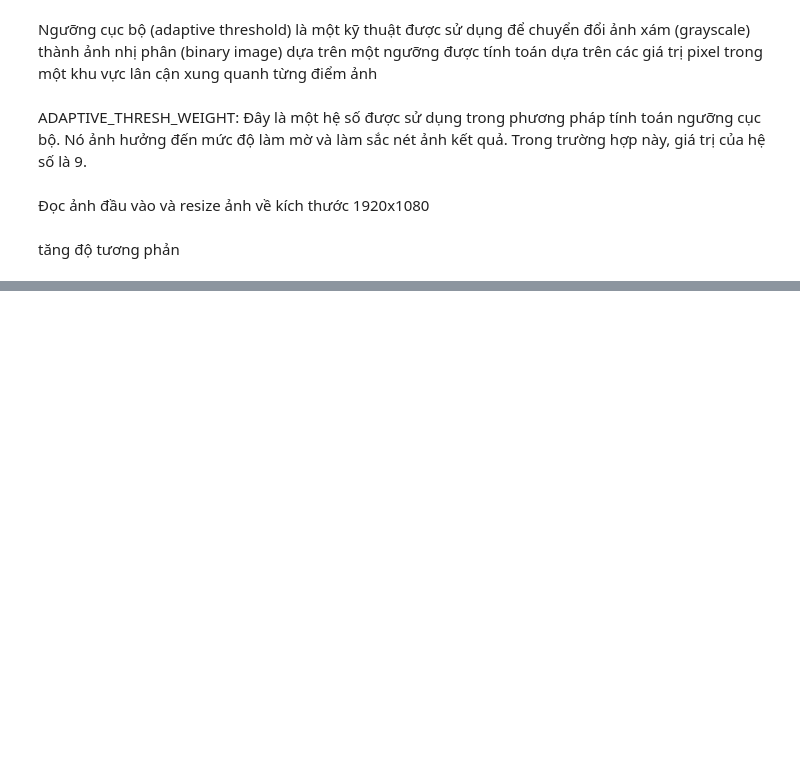
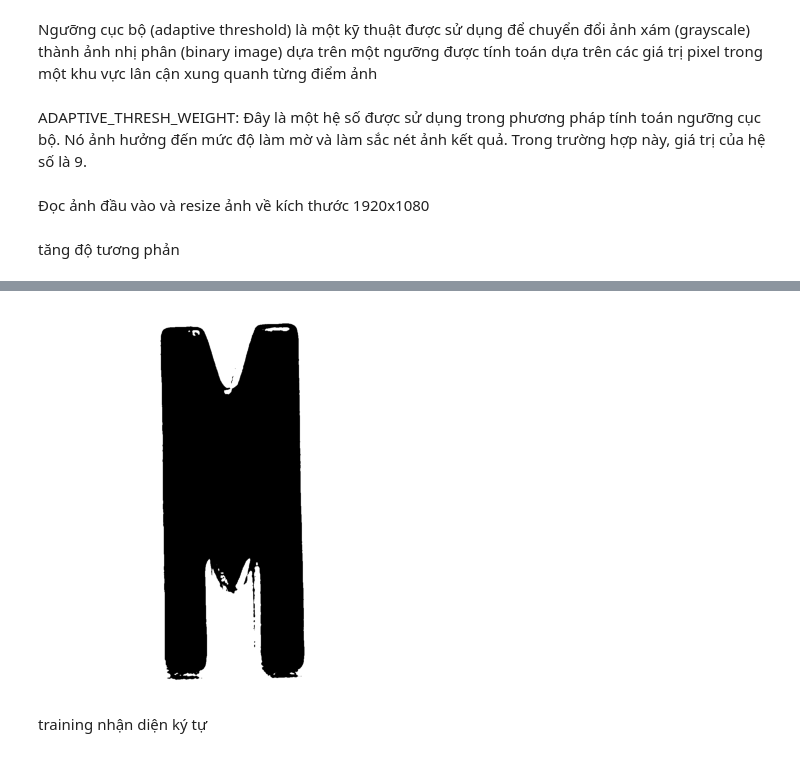
Before and after one commit to tuilaBao03/AI-232IS54A01-Group9, a Jupyter notebook: Làm lại/tach_anh.ipynb, the cells around one changed output, grey strips where cells are left out. Saved outputs shown, nothing was run; the diff lists cells and outputs as text; code cells hidden in the pictures; blank space fills up the shorter version.

```diff
--- a/Làm lại/tach_anh.ipynb
+++ b/Làm lại/tach_anh.ipynb
@@ -253,0 +235,34 @@ char = segment_characters("output/cropped_plate.jpg")
+# %%
+import cv2
+import numpy as np
+
+# Hàm để thêm khoảng trắng để tạo ra ảnh hình vuông
+def add_padding(image):
+    # Xác định chiều cao và chiều rộng của ảnh
+    height, width = image.shape[:2]
+    # Xác định kích thước mới cho ảnh hình vuông
+    target_size = max(height, width)
+    # Tạo một ảnh hình vuông với kích thước mới và màu nền trắng
+    squared_image = np.ones((target_size, target_size), dtype=np.uint8) * 255
+    # Tính toán vị trí để đặt ảnh gốc vào trong ảnh hình vuông mới
+    x_offset = (target_size - width) // 2
+    y_offset = (target_size - height) // 2
+    # Đặt ảnh gốc vào trong ảnh hình vuông mới
+    squared_image[y_offset:y_offset+height, x_offset:x_offset+width] = image
+    return squared_image
+
+
+
+
+
+# Thêm khoảng trắng để tạo ra ảnh hình vuông
+kichthuoc_square = add_padding(img_black_white)
+
+# Hiển thị ảnh hình vuông
+plt.imshow(kichthuoc_square, cmap='gray')
+plt.axis('off')
+plt.show()
+# %% [output]
+[figure, added]
+# %% [markdown]
+training nhận diện ký tự
```
Also changed, not shown: parts of 12 cells of this notebook, 12 other files.
